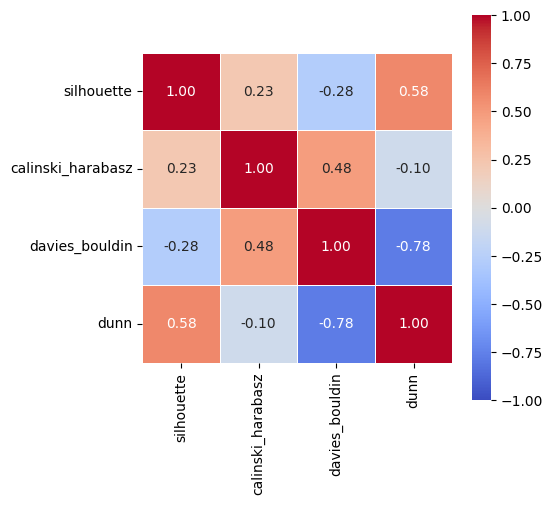
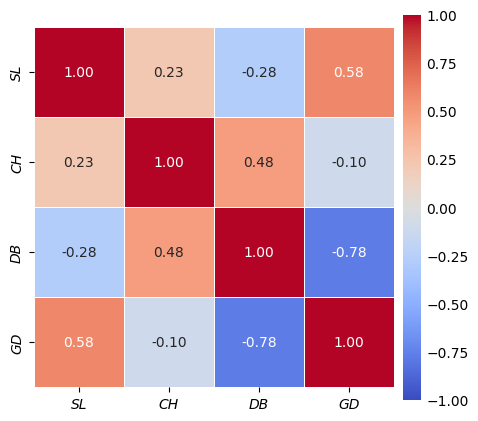
Code edit (unified diff) that turned the first committed figure into the second:
--- before
+++ after
@@ -1,7 +1,40 @@
 all_CVI = all_models[['silhouette', 'calinski_harabasz', 'davies_bouldin', 'dunn']]
+
+all_CVI = all_CVI.rename(columns={
+    'silhouette': 'SL',
+    'calinski_harabasz': 'CH',
+    'davies_bouldin': 'DB',
+    'dunn': 'GD'
+})
+
 correlations = all_CVI.corr(method='spearman')
 
-plt.figure(figsize=(5, 5)) 
-sns.heatmap(correlations, annot=True, fmt=".2f", cmap="coolwarm", cbar=True, square=True, linewidths=0.5, vmin=-1, vmax=1)
-plt.savefig(f'output/plots/corr_matrix_{approach}.png', format='png')
+fig = plt.figure(figsize=(5, 5))
+gs = fig.add_gridspec(1, 2, width_ratios=[20, 1], wspace=0.05)
+
+ax = fig.add_subplot(gs[0])
+cax = fig.add_subplot(gs[1])
+
+sns.heatmap(
+    correlations,
+    annot=True,
+    fmt=".2f",
+    cmap="coolwarm",
+    vmin=-1,
+    vmax=1,
+    square=True,
+    linewidths=0.5,
+    ax=ax,
+    cbar_ax=cax
+)
+
+cax.tick_params(axis='y', which='both', length=0)
+for label in ax.get_xticklabels() + ax.get_yticklabels():
+    label.set_fontstyle('oblique')
+
+plt.savefig(
+    "output/plots/corr_matrix_replic_1215.png",
+    dpi=300,
+    bbox_inches="tight"
+)
 plt.show()

Commit: Better heatmap